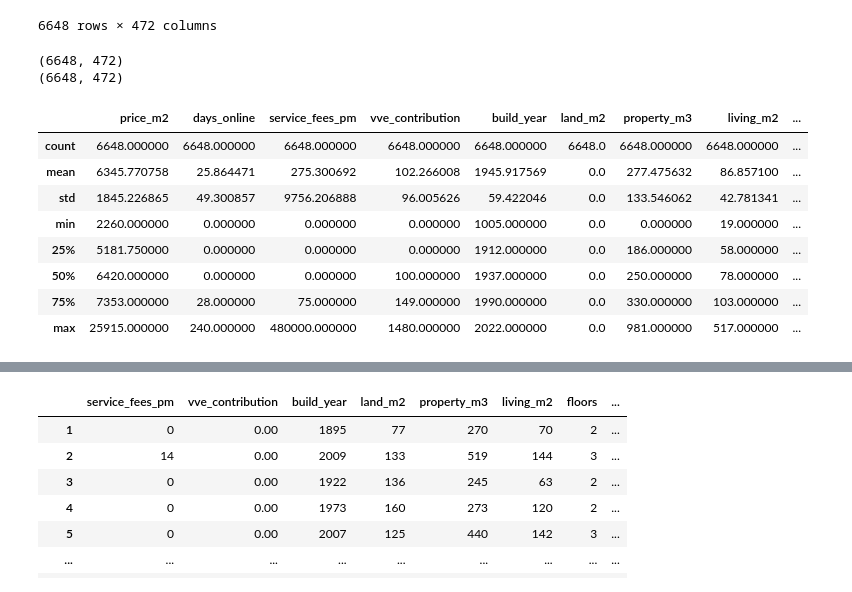
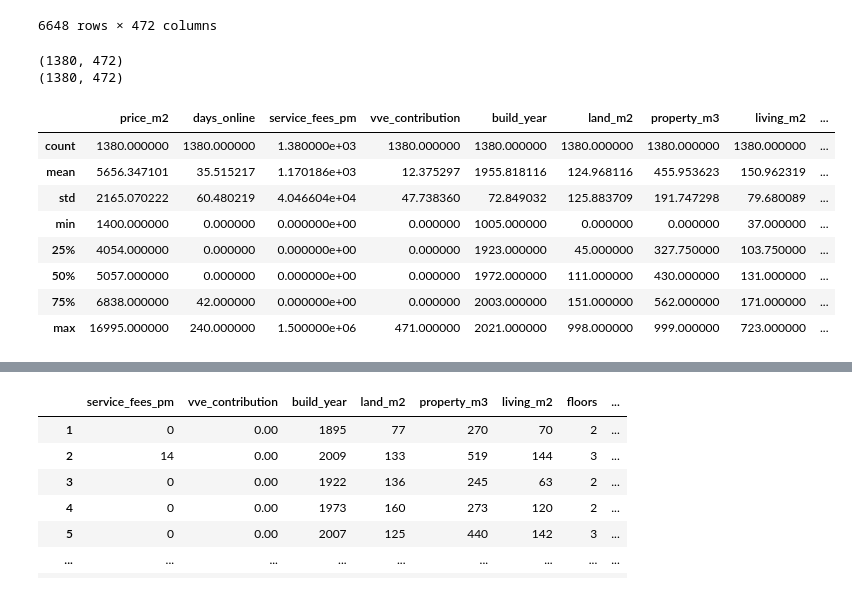
Before and after one commit to therinz/dutch-housing, a Jupyter notebook: notebooks/explore_data.ipynb, the cells around one changed output, grey strips where cells are left out. Cells and saved outputs as stored; diff of their text form; code cells hidden in the pictures.

```diff
--- a/notebooks/explore_data.ipynb
+++ b/notebooks/explore_data.ipynb
@@ -143,26 +143,24 @@ a
 | 8047 | Borneostraat 10, 1094 CJ, Amsterdam | 400000 | 7547 | 0.0 | 0 | 37.00 | 0 | ... |
 6648 rows × 472 columns
 # %%
-importlib.import_module("modelling")
-from modelling import
-a = df[df[apartments].apply(any, axis=1)].copy()
-a_drop = ["land_m2", "floors"]
+h = df[~df[apartments].apply(any, axis=1)].copy()
+#h_drop = ["apartment_level"]
 
-print(a.shape)
-#a = a.drop(a[(a["property_m3"] < 10)
-#             | (a["property_m3"] > 0)].index)
-a.loc[a["num_bathrooms"] == 0, "num_bathrooms"] = 1
-print(a.shape)
-a[num_cols].describe()
+print(h.shape)
+a = a.drop(a[(a["property_m3"] < 10)
+             | (a["property_m3"] > 0)].index)
+#h.loc[h["num_bathrooms"] == 0, "num_bathrooms"] = 1
+print(h.shape)
+h[num_cols].describe()
 # %% [output]
-(6648, 472)
-(6648, 472)
+(1380, 472)
+(1380, 472)
 |  | price_m2 | days_online | service_fees_pm | vve_contribution | build_year | land_m2 | property_m3 | living_m2 | ... |
-| count | 6648.000000 | 6648.000000 | 6648.000000 | 6648.000000 | 6648.000000 | 6648.0 | 6648.000000 | 6648.000000 | ... |
-| mean | 6345.770758 | 25.864471 | 275.300692 | 102.266008 | 1945.917569 | 0.0 | 277.475632 | 86.857100 | ... |
-| std | 1845.226865 | 49.300857 | 9756.206888 | 96.005626 | 59.422046 | 0.0 | 133.546062 | 42.781341 | ... |
-| min | 2260.000000 | 0.000000 | 0.000000 | 0.000000 | 1005.000000 | 0.0 | 0.000000 | 19.000000 | ... |
-| 25% | 5181.750000 | 0.000000 | 0.000000 | 0.000000 | 1912.000000 | 0.0 | 186.000000 | 58.000000 | ... |
-| 50% | 6420.000000 | 0.000000 | 0.000000 | 100.000000 | 1937.000000 | 0.0 | 250.000000 | 78.000000 | ... |
-| 75% | 7353.000000 | 28.000000 | 75.000000 | 149.000000 | 1990.000000 | 0.0 | 330.000000 | 103.000000 | ... |
-| max | 25915.000000 | 240.000000 | 480000.000000 | 1480.000000 | 2022.000000 | 0.0 | 981.000000 | 517.000000 | ... |
+| count | 1380.000000 | 1380.000000 | 1.380000e+03 | 1380.000000 | 1380.000000 | 1380.000000 | 1380.000000 | 1380.000000 | ... |
+| mean | 5656.347101 | 35.515217 | 1.170186e+03 | 12.375297 | 1955.818116 | 124.968116 | 455.953623 | 150.962319 | ... |
+| std | 2165.070222 | 60.480219 | 4.046604e+04 | 47.738360 | 72.849032 | 125.883709 | 191.747298 | 79.680089 | ... |
+| min | 1400.000000 | 0.000000 | 0.000000e+00 | 0.000000 | 1005.000000 | 0.000000 | 0.000000 | 37.000000 | ... |
+| 25% | 4054.000000 | 0.000000 | 0.000000e+00 | 0.000000 | 1923.000000 | 45.000000 | 327.750000 | 103.750000 | ... |
+| 50% | 5057.000000 | 0.000000 | 0.000000e+00 | 0.000000 | 1972.000000 | 111.000000 | 430.000000 | 131.000000 | ... |
+| 75% | 6838.000000 | 42.000000 | 0.000000e+00 | 0.000000 | 2003.000000 | 151.000000 | 562.000000 | 171.000000 | ... |
+| max | 16995.000000 | 240.000000 | 1.500000e+06 | 471.000000 | 2021.000000 | 998.000000 | 999.000000 | 723.000000 | ... |
```
Also changed, not shown: parts of 2 cells of this notebook, 1 other file.
